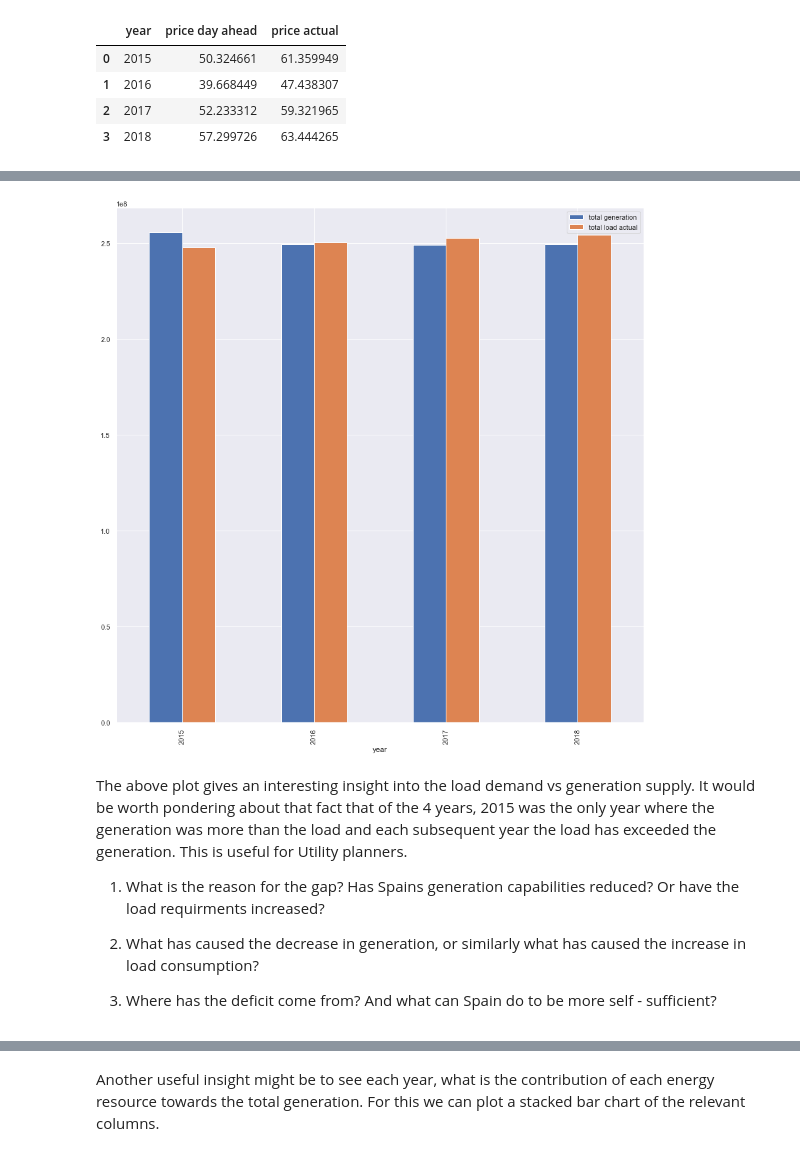
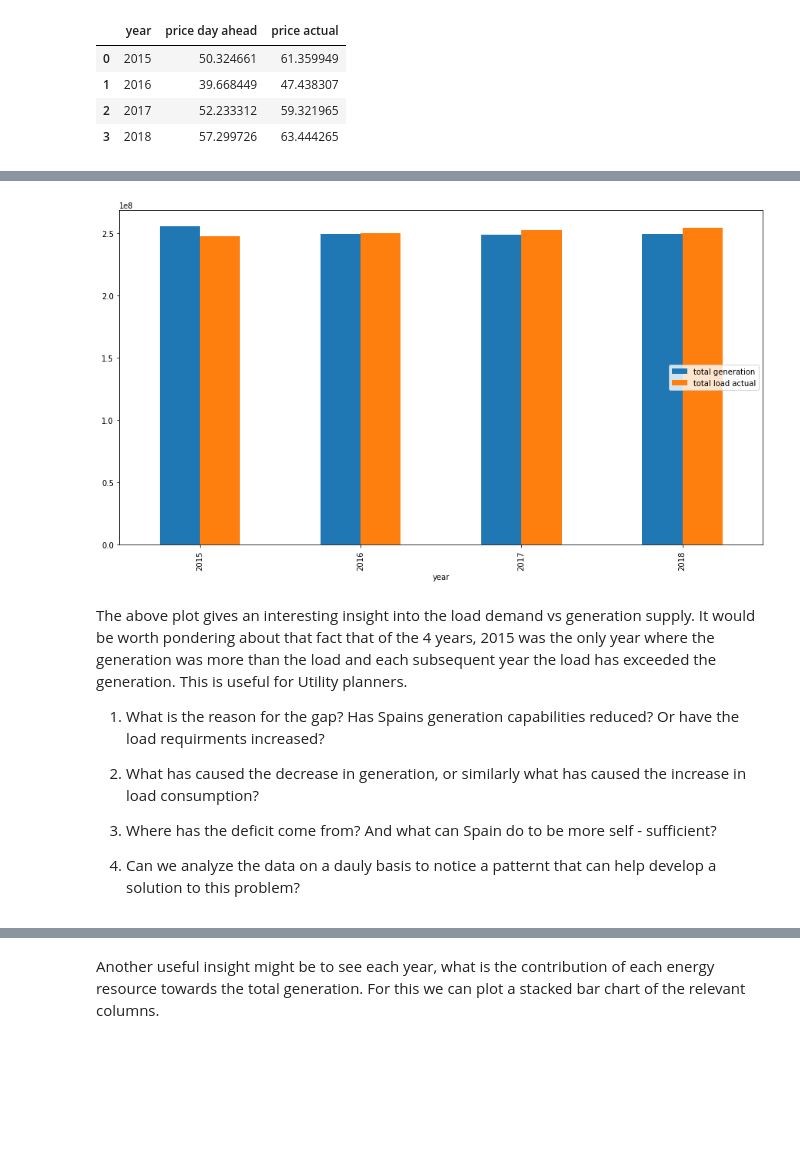
Before and after one commit to jsri90/Coding_Mania, a Jupyter notebook: Exploring the Energy in Spain.ipynb, the cells around one changed output, grey strips where cells are left out. Cells and saved outputs as stored; diff of their text form; code cells hidden in the pictures; blank space fills up the shorter version.

```diff
--- a/Exploring the Energy in Spain.ipynb
+++ b/Exploring the Energy in Spain.ipynb
@@ -23,3 +47,6 @@ energy_df.head()
+# %%
+energy_df.drop(columns = ['generation hydro pumped storage aggregated', 'forecast wind offshore eday ahead'],
+               axis = 1, inplace = True)
 # %%
 energy_df.info()
 # %% [output]
@@ -88,0 +118,2 @@ memory usage: 7.8 MB
+# %%
+energy_df.columns = energy_df.columns.str.replace('generation', '')
@@ -163,0 +197,6 @@ energy_year.head()
+# %%
+null_df = energy_year[energy_year.isin([0])].dropna(axis = 1)
+null_columns = null_df.columns
+
+energy_year.drop(columns = null_columns, axis = 1, inplace = True)
+energy_year.head()
@@ -258,7 +350,7 @@ This pegs the question - how is the price forecast calculated? Can a better mode
 
 """we start by calculating the total generation for each ear and then comparing against the total load consumed
 each year"""
-energy_year['total generation'] = energy_year.iloc[:, 1:22].sum(axis = 1)
+energy_year['total generation'] = energy_year.loc[:, ' biomass':' wind onshore'].sum(axis = 1)
 energy_year.head()
 
 
@@ -275,8 +366,10 @@ energy_year.head()
 # %%
 # plotting a bar chart of generation vs load
-f2 = energy_year.plot(x = "year", y = ["total generation", "total load actual"], figsize = (15,15), kind = "bar")
+f2 = energy_year.plot(x = "year", y = ["total generation", "total load actual"], figsize = (15,8), kind = "bar")
+f2.legend(loc = "center right");
+plt.show()
 # %% [output]
-[figure, old version]
+[figure, new version]
 # %% [markdown]
 The above plot gives an interesting insight into the load demand vs generation supply. It would be worth pondering about that fact that of the 4 years, 2015 was the only year where the generation was more than the load and each subsequent year the load has exceeded the generation. This is useful for Utility planners.
 
@@ -285,6 +378,8 @@ The above plot gives an interesting insight into the load demand vs generation s
 2) What has caused the decrease in generation, or similarly what has caused the increase in load consumption?
 
 3) Where has the deficit come from? And what can Spain do to be more self - sufficient?
+
+4) Can we analyze the data on a dauly basis to notice a patternt that can help develop a solution to this problem?
 # %%
 energy_year.info()
 # %% [output]
```
Also changed, not shown: parts of 36 cells of this notebook.
